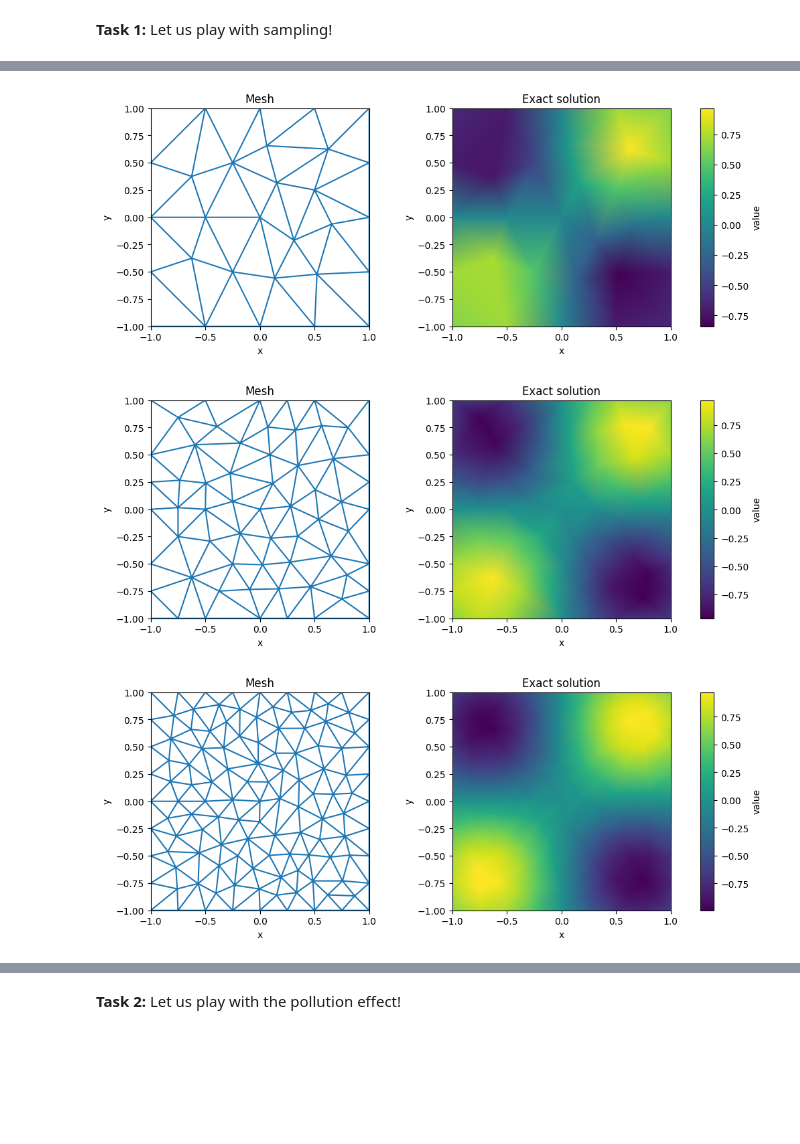
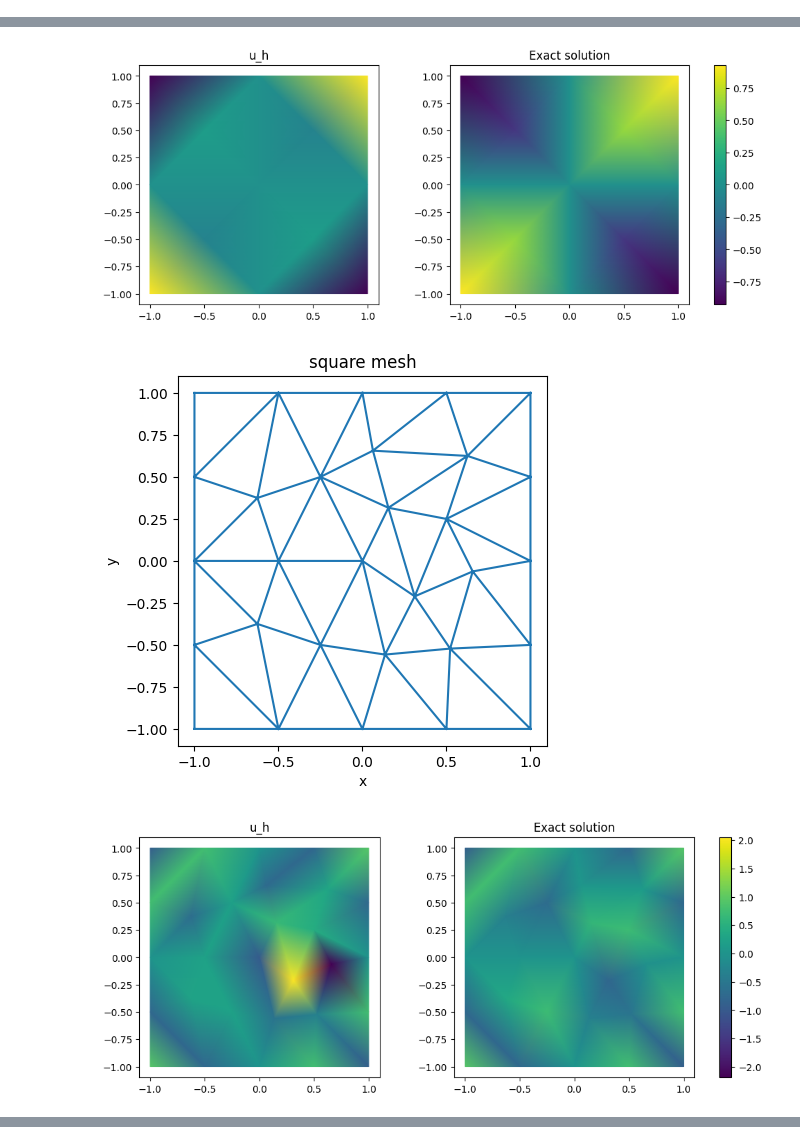
Before and after one commit to scalaura/waves_summerschool, a Jupyter notebook: intro_fem/code/Helmholtz_Dirichlet_L3.ipynb, the cells around one changed output, grey strips where cells are left out. Cells and saved outputs as stored; diff of their text form; code cells hidden in the pictures; blank space fills up the shorter version.

```diff
--- a/intro_fem/code/Helmholtz_Dirichlet_L3.ipynb
+++ b/intro_fem/code/Helmholtz_Dirichlet_L3.ipynb
@@ -17,27 +23,28 @@ from easyFEMpkg.main import compute_error_norms
 # %%
-geometry = 'square'
+ geometry = 'square'
 
 #Set up the parameters for Helmholtz equation
-omega = 1.0
-k = np.pi*omega  # wave number
+omega = 2.0
+k = np.pi*omega # wave number
 
 # The code assumes it solves -Δu - c u = f.
 # Helmholtz: -Δu - k^2 u = 0  => interior coefficient c(x,y) = -(k**2)
 def c(x, y):
     return -(k**2)
 
-# Set up dirichlet data
+# Set up Homogeneous Dirichlet data
 def g(x, y):
     return math.sin(k/math.sqrt(2)*x)*math.sin(k/math.sqrt(2)*y)
 # %%
 # In order to consider different refinements, we need to pass a 'reference meshwidth'
-#h_ref = [0.25, 0.125, 0.0625, 0.03125, 0.015625, 0.015625/2]
-h_ref = [0.25, 0.125, 0.0625, 0.03125, 0.015625]
+h_ref = [0.25, 0.125, 0.0625, 0.03125, 0.015625, 0.015625/2]
 # Note that we haven't implemented an actual refinement routine. Instead,
 # we will be simply generating finer meshes (i.e. we will have a sequence of meshes that is not nested).
-# %% [markdown]
-__Task 1:__ Let us play with sampling!
 # %%
+#Iterate over the different mesh refinements to see how the solution changes. We will compute the error as well.
+L2_err = np.zeros(len(h_ref))
+H1_err = np.zeros(len(h_ref))
+m=0
 for max_area in h_ref:
     # Build the mesh and retrieve the mesh data:
     # p: mesh vertices
@@ -45,7 +52,23 @@ for max_area in h_ref:
     # bnd: array containing the boundary edges. This will be used for setting boundary conditions when needed.
     p, t, bnd = build_mesh(geometry, max_area=max_area)
 
-    #Plot the exact solution
+    # Assemble the system matrix S and the right hand side f. The code assumes it solves -Δu - c u = f.
+    # If no f is passed as argument, it assumes f=0.
+    S, F = assemble_dirichlet(p, t, bnd, c, g)
+
+    # Solve the system to find the coefficient vector
+    u = solve_system(S, F)
+
+    #Plot the mesh
+    show_mesh(p, t, f"{geometry} mesh")
+
+    #Plot the solution
     u_ref = np.array([g(x,y) for (x,y) in p])
-    mesh_and_solution_side_by_side(p, t, u_ref, title="Exact solution")
+    trisurf_side_by_side(p, t, np.real(u), u_ref, titles=("u_h","Exact solution"))
+
+    #Compute the error when compared to the reference solution (Exact solution = g)
+    grad_exact=lambda x,y: (k/math.sqrt(2)*math.cos(k/math.sqrt(2)*x)*math.sin(k/math.sqrt(2)*y),
+                            k/math.sqrt(2)*math.sin(k/math.sqrt(2)*x)*math.cos(k/math.sqrt(2)*y))
+    L2_err[m], H1_err[m] = compute_error_norms(p, t, np.real(u), g, grad_exact)
+    m=m+1
 # %% [output]
@@ -53,3 +76,3 @@ for max_area in h_ref:
-[figure, old version]
+[figure, new version]
-[figure, old version]
+[figure, new version]
-[figure, old version]
+[figure, new version]
@@ -57,2 +86,0 @@ for max_area in h_ref:
-# %% [markdown]
-__Task 2:__ Let us play with the pollution effect!
```
Also changed, not shown: parts of 11 cells of this notebook, 4 other files.
